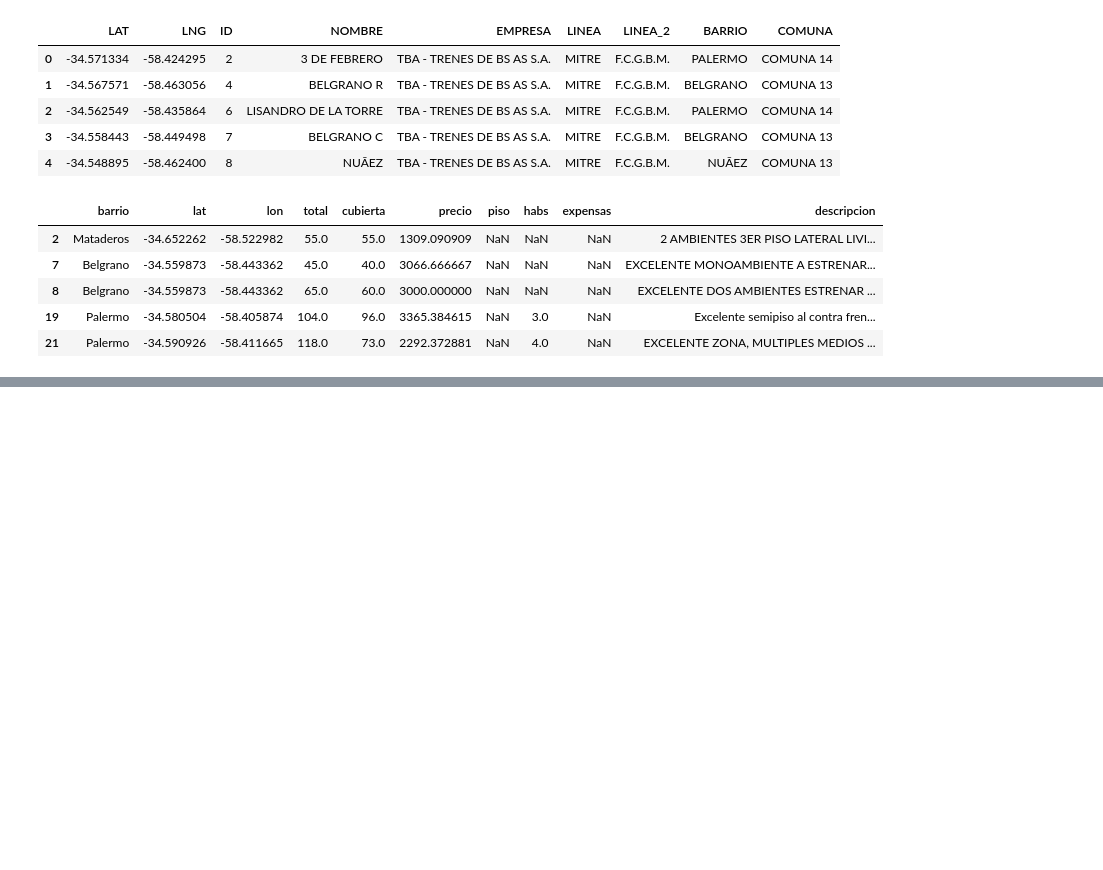
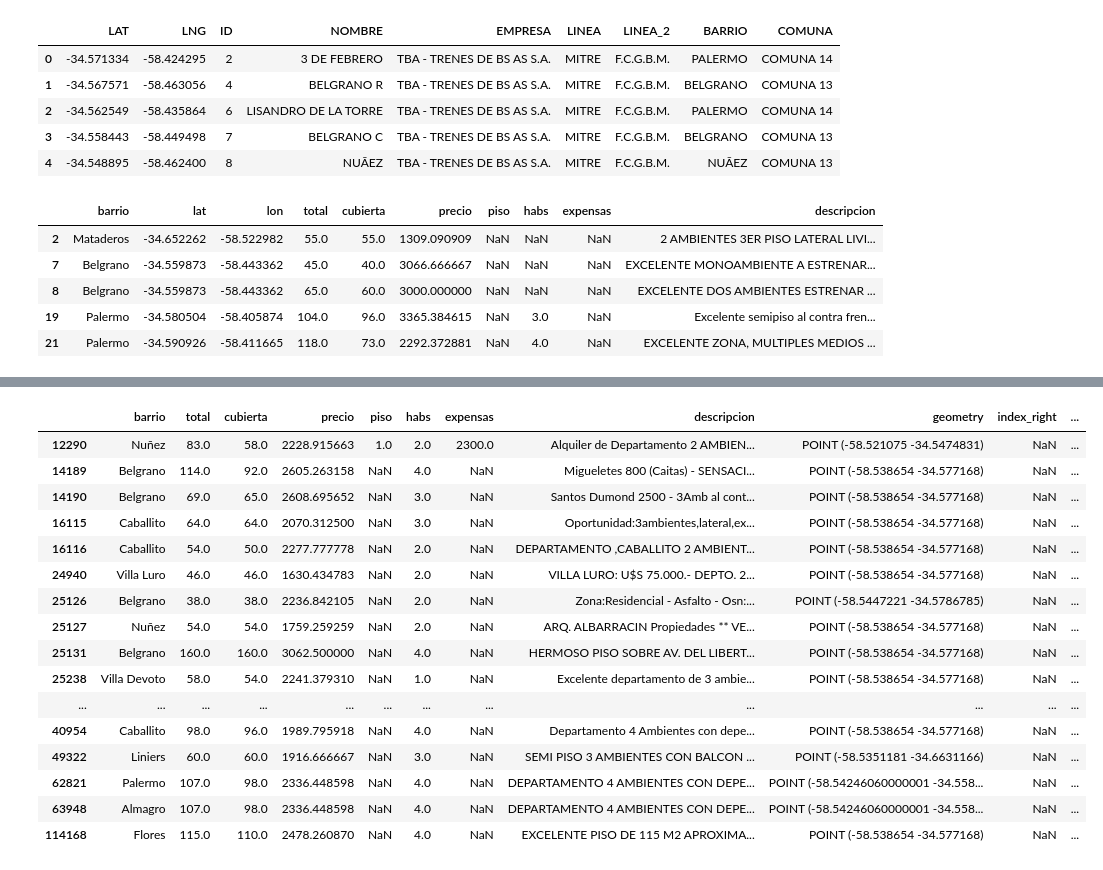
Before and after one commit to sigmaleph/DH-Desafio1, a Jupyter notebook: Polishing.ipynb, the cells around one changed output, grey strips where cells are left out. Drawn from its saved outputs; the diff is of its cells as text; code cells hidden in the pictures; blank space fills up the shorter version.

```diff
--- a/Polishing.ipynb
+++ b/Polishing.ipynb
@@ -233,2 +111,0 @@ shapely.geometry.point.Point
-# %%
-props = geopandas.GeoDataFrame(props, crs={'init': 'epsg:4326'}, geometry=props['geometry'].apply(shapely.wkt.loads))
@@ -237,3 +111,0 @@ UnicodeEncodeError: 'ascii' codec can't encode character '\xd1' in position 2: o
-# %%
-props['geometry2']=props['geometry']
-type(props.geometry2)
@@ -241,0 +128,2 @@ pandas.core.series.Series
+# %%
+dfmerged=geopandas.sjoin(props, barrios, how='left')
@@ -241,0 +153,22 @@ pandas.core.series.Series
+# %%
+dfmerged.rename({'BARRIO': 'barrio_real'}, axis='columns', inplace=True)
+# %%
+dfmerged[dfmerged['barrio_real'].isnull()]
+# %% [output]
+|  | barrio | total | cubierta | precio | piso | habs | expensas | descripcion | geometry | index_right | ... |
+| 12290 | Nuñez | 83.0 | 58.0 | 2228.915663 | 1.0 | 2.0 | 2300.0 | Alquiler de Departamento 2 AMBIEN... | POINT (-58.521075 -34.5474831) | NaN | ... |
+| 14189 | Belgrano | 114.0 | 92.0 | 2605.263158 | NaN | 4.0 | NaN | Migueletes 800 (Caitas) - SENSACI... | POINT (-58.538654 -34.577168) | NaN | ... |
+| 14190 | Belgrano | 69.0 | 65.0 | 2608.695652 | NaN | 3.0 | NaN | Santos Dumond 2500 - 3Amb al cont... | POINT (-58.538654 -34.577168) | NaN | ... |
+| 16115 | Caballito | 64.0 | 64.0 | 2070.312500 | NaN | 3.0 | NaN | Oportunidad:3ambientes,lateral,ex... | POINT (-58.538654 -34.577168) | NaN | ... |
+| 16116 | Caballito | 54.0 | 50.0 | 2277.777778 | NaN | 2.0 | NaN | DEPARTAMENTO ,CABALLITO 2 AMBIENT... | POINT (-58.538654 -34.577168) | NaN | ... |
+| 24940 | Villa Luro | 46.0 | 46.0 | 1630.434783 | NaN | 2.0 | NaN | VILLA LURO: U$S 75.000.- DEPTO. 2... | POINT (-58.538654 -34.577168) | NaN | ... |
+| 25126 | Belgrano | 38.0 | 38.0 | 2236.842105 | NaN | 2.0 | NaN | Zona:Residencial - Asfalto - Osn:... | POINT (-58.5447221 -34.5786785) | NaN | ... |
+| 25127 | Nuñez | 54.0 | 54.0 | 1759.259259 | NaN | 2.0 | NaN | ARQ. ALBARRACIN Propiedades ** VE... | POINT (-58.538654 -34.577168) | NaN | ... |
+| 25131 | Belgrano | 160.0 | 160.0 | 3062.500000 | NaN | 4.0 | NaN | HERMOSO PISO SOBRE AV. DEL LIBERT... | POINT (-58.538654 -34.577168) | NaN | ... |
+| 25238 | Villa Devoto | 58.0 | 54.0 | 2241.379310 | NaN | 1.0 | NaN | Excelente departamento de 3 ambie... | POINT (-58.538654 -34.577168) | NaN | ... |
+| ... | ... | ... | ... | ... | ... | ... | ... | ... | ... | ... | ... |
+| 40954 | Caballito | 98.0 | 96.0 | 1989.795918 | NaN | 4.0 | NaN | Departamento 4 Ambientes con depe... | POINT (-58.538654 -34.577168) | NaN | ... |
+| 49322 | Liniers | 60.0 | 60.0 | 1916.666667 | NaN | 3.0 | NaN | SEMI PISO 3 AMBIENTES CON BALCON ... | POINT (-58.5351181 -34.6631166) | NaN | ... |
+| 62821 | Palermo | 107.0 | 98.0 | 2336.448598 | NaN | 4.0 | NaN | DEPARTAMENTO 4 AMBIENTES CON DEPE... | POINT (-58.54246060000001 -34.558... | NaN | ... |
+| 63948 | Almagro | 107.0 | 98.0 | 2336.448598 | NaN | 4.0 | NaN | DEPARTAMENTO 4 AMBIENTES CON DEPE... | POINT (-58.54246060000001 -34.558... | NaN | ... |
+| 114168 | Flores | 115.0 | 110.0 | 2478.260870 | NaN | 4.0 | NaN | EXCELENTE PISO DE 115 M2 APROXIMA... | POINT (-58.538654 -34.577168) | NaN | ... |
```
Also changed, not shown: parts of 34 cells of this notebook.
